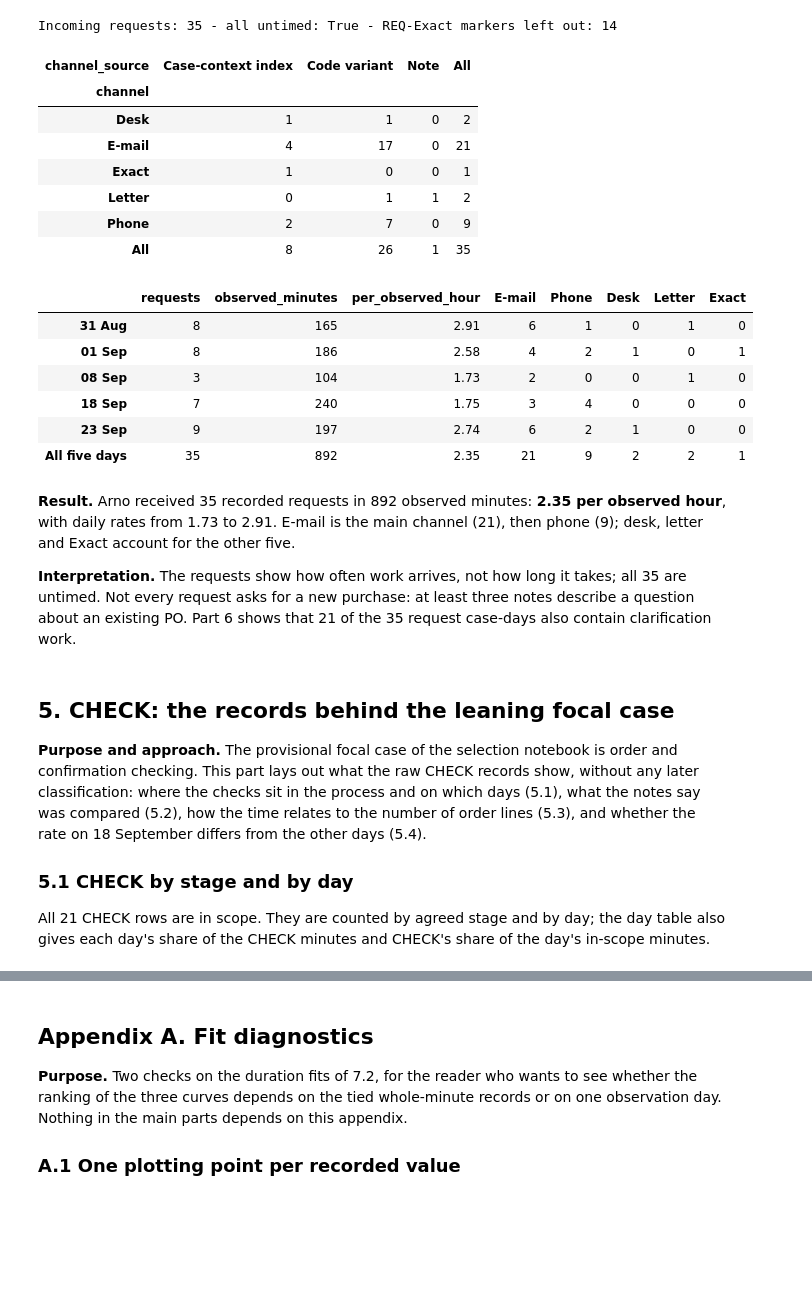
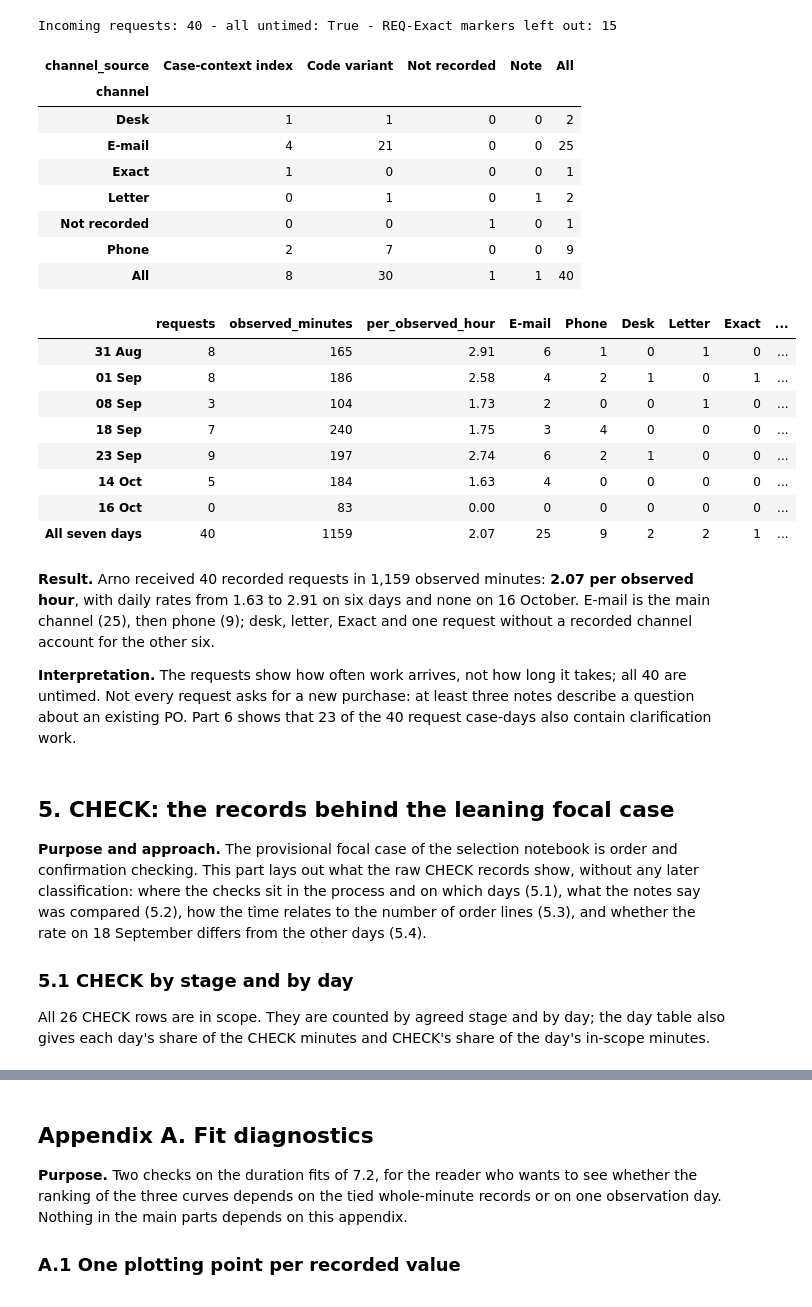
Before and after one commit to Luuuuuig/Bachelor-End-Project, a Jupyter notebook: Arno_Analysis_2026_10_02.ipynb, the cells around one changed output, grey strips where cells are left out. Drawn from its saved outputs; the diff is of its cells as text; code cells hidden in the pictures; blank space fills up the shorter version.

```diff
--- a/Arno_Analysis_2026_10_02.ipynb
+++ b/Arno_Analysis_2026_10_02.ipynb
@@ -88,8 +88,8 @@ from pathlib import Path
 data_commit = "main"   # pin to the data repository's commit once the files are pushed
 repo = "./" if Path("docs/measurement").is_dir() else f"https://raw.githubusercontent.com/Luuuuuig/Bachelor-End-Project-Data/{data_commit}/"
 
-dates = ["2026-08-31", "2026-09-01", "2026-09-08",
-         "2026-09-18", "2026-09-23"]
+dates = ["2026-08-31", "2026-09-01", "2026-09-08", "2026-09-18",
+         "2026-09-23", "2026-10-14", "2026-10-16"]
 frames = []
 for date in dates:
     df = pd.read_csv(repo + f"docs/measurement/Arno_Measurement_{date}.csv", encoding="utf-8-sig", dtype=str, keep_default_na=False)
@@ -103,7 +103,7 @@ register = pd.read_csv(repo + "docs/measurement/Observation_Time_Register_2026-0
 
 # The confirmed net observation minutes per session
 register["date"] = pd.to_datetime(register["date"])
-register = register.loc[register["date"].isin(pd.to_datetime(dates))]   # the five sessions of parts 2 to 8; part 9 adds 14 and 16 October
+register = register.loc[register["date"].isin(pd.to_datetime(dates))]   # the seven sessions analysed here
 print("Observation rows:", len(observations), "- sessions in the time register:", len(register))
 observations[["date", "source_row", "Case", "Activity", "Start", "End", "Volume", "Van Weele stage"]].head()
 # %% [output]
@@ -589,54 +620,57 @@ index_0901 = pd.DataFrame([
     ("OBS-12", "External request", "E-mail"), ("OBS-17", "External request", "E-mail"),
     ("OBS-18", "Exact demand", "Exact"), ("OBS-25", "External request", "Phone"),
 ], columns=["Case", "origin", "index_channel"]).assign(date=pd.Timestamp("2026-09-01"))
 requests = requests.merge(index_0901, on=["date", "Case"], how="left", validate="one_to_one")
 assert requests["index_channel"].notna().sum() == len(index_0901)   # every index case is a request
 from_index = requests["channel"].isna() & requests["index_channel"].notna()
 requests.loc[from_index, "channel"] = requests.loc[from_index, "index_channel"]
 requests.loc[from_index, "channel_source"] = "Case-context index"
 
 # 3. One request names its channel only in the note
 by_letter = requests["channel"].isna() & requests["Note"].str.contains("physical letter", case=False, na=False)
 requests.loc[by_letter, ["channel", "channel_source"]] = ["Letter", "Note"]
 requests[["channel", "channel_source"]] = requests[["channel", "channel_source"]].replace("", np.nan).fillna("Not recorded")
 requests["origin"] = requests["origin"].fillna("Not recorded")
 
 print("Incoming requests:", len(requests), "- all untimed:", requests["minutes"].isna().all(),
       "- REQ-Exact markers left out:", included["activity_group"].eq("PO-REVISIT").sum())
 display(pd.crosstab(requests["channel"], requests["channel_source"], margins=True))
 
 # Requests per day and per observed hour, with their channel
 channel_order = ["E-mail", "Phone", "Desk", "Letter", "Exact", "Not recorded"]
 request_days = pd.crosstab(requests["date"], requests["channel"]).reindex(index=day_index, fill_value=0)
 request_days = request_days[[c for c in channel_order if c in request_days.columns]]
 request_days.insert(0, "requests", request_days.sum(axis=1))
 request_days.insert(1, "observed_minutes", observed_day_minutes)
 request_days.index = request_days.index.strftime("%d %b")
-request_days.loc["All five days"] = request_days.sum()
+request_days.loc["All seven days"] = request_days.sum()
 request_days.insert(2, "per_observed_hour", request_days["requests"] / request_days["observed_minutes"] * 60)
 request_days.columns.name = None
 display(request_days.round(2))
 # %% [output]
-Incoming requests: 35 - all untimed: True - REQ-Exact markers left out: 14
+Incoming requests: 40 - all untimed: True - REQ-Exact markers left out: 15
-| channel_source | Case-context index | Code variant | Note | All |
-| channel |  |  |  |  |
-| Desk | 1 | 1 | 0 | 2 |
-| E-mail | 4 | 17 | 0 | 21 |
-| Exact | 1 | 0 | 0 | 1 |
-| Letter | 0 | 1 | 1 | 2 |
-| Phone | 2 | 7 | 0 | 9 |
-| All | 8 | 26 | 1 | 35 |
+| channel_source | Case-context index | Code variant | Not recorded | Note | All |
+| channel |  |  |  |  |  |
+| Desk | 1 | 1 | 0 | 0 | 2 |
+| E-mail | 4 | 21 | 0 | 0 | 25 |
+| Exact | 1 | 0 | 0 | 0 | 1 |
+| Letter | 0 | 1 | 0 | 1 | 2 |
+| Not recorded | 0 | 0 | 1 | 0 | 1 |
+| Phone | 2 | 7 | 0 | 0 | 9 |
+| All | 8 | 30 | 1 | 1 | 40 |
-|  | requests | observed_minutes | per_observed_hour | E-mail | Phone | Desk | Letter | Exact |
-| 31 Aug | 8 | 165 | 2.91 | 6 | 1 | 0 | 1 | 0 |
-| 01 Sep | 8 | 186 | 2.58 | 4 | 2 | 1 | 0 | 1 |
-| 08 Sep | 3 | 104 | 1.73 | 2 | 0 | 0 | 1 | 0 |
-| 18 Sep | 7 | 240 | 1.75 | 3 | 4 | 0 | 0 | 0 |
-| 23 Sep | 9 | 197 | 2.74 | 6 | 2 | 1 | 0 | 0 |
-| All five days | 35 | 892 | 2.35 | 21 | 9 | 2 | 2 | 1 |
+|  | requests | observed_minutes | per_observed_hour | E-mail | Phone | Desk | Letter | Exact | ... |
+| 31 Aug | 8 | 165 | 2.91 | 6 | 1 | 0 | 1 | 0 | ... |
+| 01 Sep | 8 | 186 | 2.58 | 4 | 2 | 1 | 0 | 1 | ... |
+| 08 Sep | 3 | 104 | 1.73 | 2 | 0 | 0 | 1 | 0 | ... |
+| 18 Sep | 7 | 240 | 1.75 | 3 | 4 | 0 | 0 | 0 | ... |
+| 23 Sep | 9 | 197 | 2.74 | 6 | 2 | 1 | 0 | 0 | ... |
+| 14 Oct | 5 | 184 | 1.63 | 4 | 0 | 0 | 0 | 0 | ... |
+| 16 Oct | 0 | 83 | 0.00 | 0 | 0 | 0 | 0 | 0 | ... |
+| All seven days | 40 | 1159 | 2.07 | 25 | 9 | 2 | 2 | 1 | ... |
 # %% [markdown]
-**Result.** Arno received 35 recorded requests in 892 observed minutes: **2.35 per observed hour**, with daily rates from 1.73 to 2.91. E-mail is the main channel (21), then phone (9); desk, letter and Exact account for the other five.
+**Result.** Arno received 40 recorded requests in 1,159 observed minutes: **2.07 per observed hour**, with daily rates from 1.63 to 2.91 on six days and none on 16 October. E-mail is the main channel (25), then phone (9); desk, letter, Exact and one request without a recorded channel account for the other six.
 
-**Interpretation.** The requests show how often work arrives, not how long it takes; all 35 are untimed. Not every request asks for a new purchase: at least three notes describe a question about an existing PO. Part 6 shows that 21 of the 35 request case-days also contain clarification work.
+**Interpretation.** The requests show how often work arrives, not how long it takes; all 40 are untimed. Not every request asks for a new purchase: at least three notes describe a question about an existing PO. Part 6 shows that 23 of the 40 request case-days also contain clarification work.
 # %% [markdown]
 ## 5. CHECK: the records behind the leaning focal case
 
@@ -644,7 +678,7 @@ Incoming requests: 35 - all untimed: True - REQ-Exact markers left out: 14
 
 ### 5.1 CHECK by stage and by day
 
-All 21 CHECK rows are in scope. They are counted by agreed stage and by day; the day table also gives each day's share of the CHECK minutes and CHECK's share of the day's in-scope minutes.
+All 26 CHECK rows are in scope. They are counted by agreed stage and by day; the day table also gives each day's share of the CHECK minutes and CHECK's share of the day's in-scope minutes.
 # %%
 # All CHECK rows, by stage and by day
 checks = in_scope.loc[in_scope["activity_group"].eq("CHECK")].copy()
```
Also changed, not shown: parts of 75 cells of this notebook, 9 other files.
